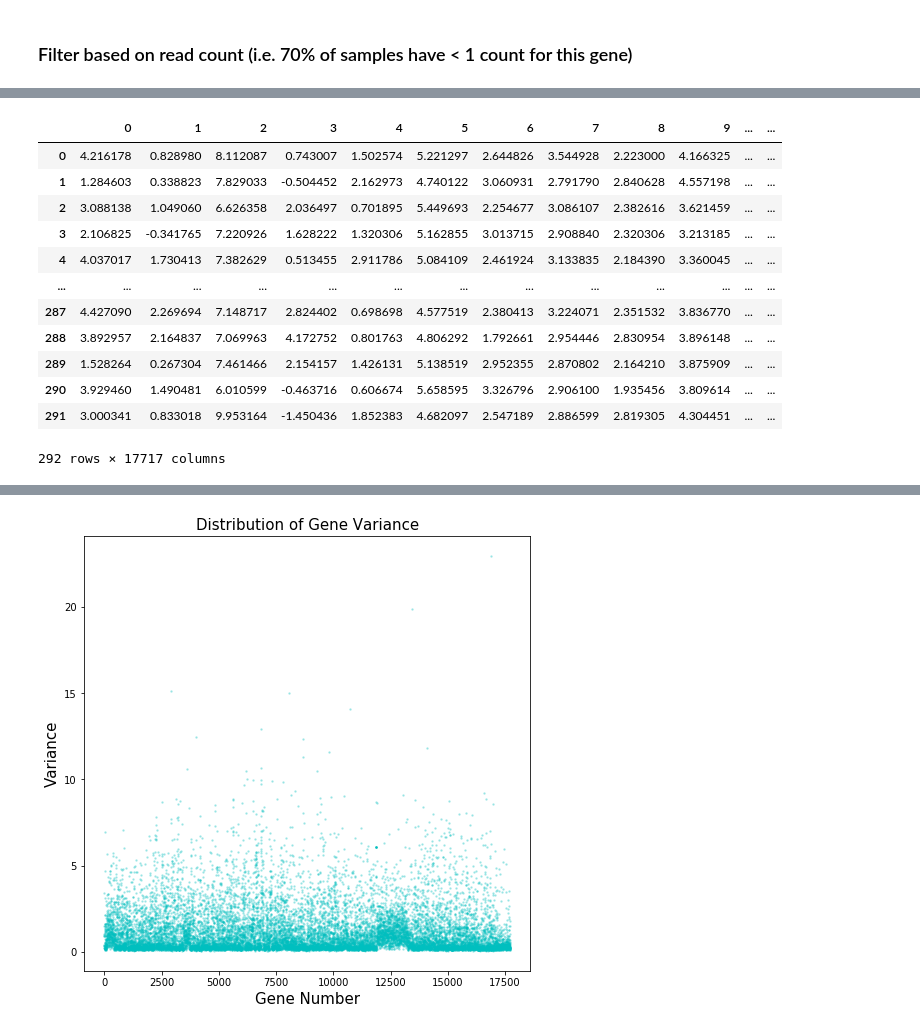
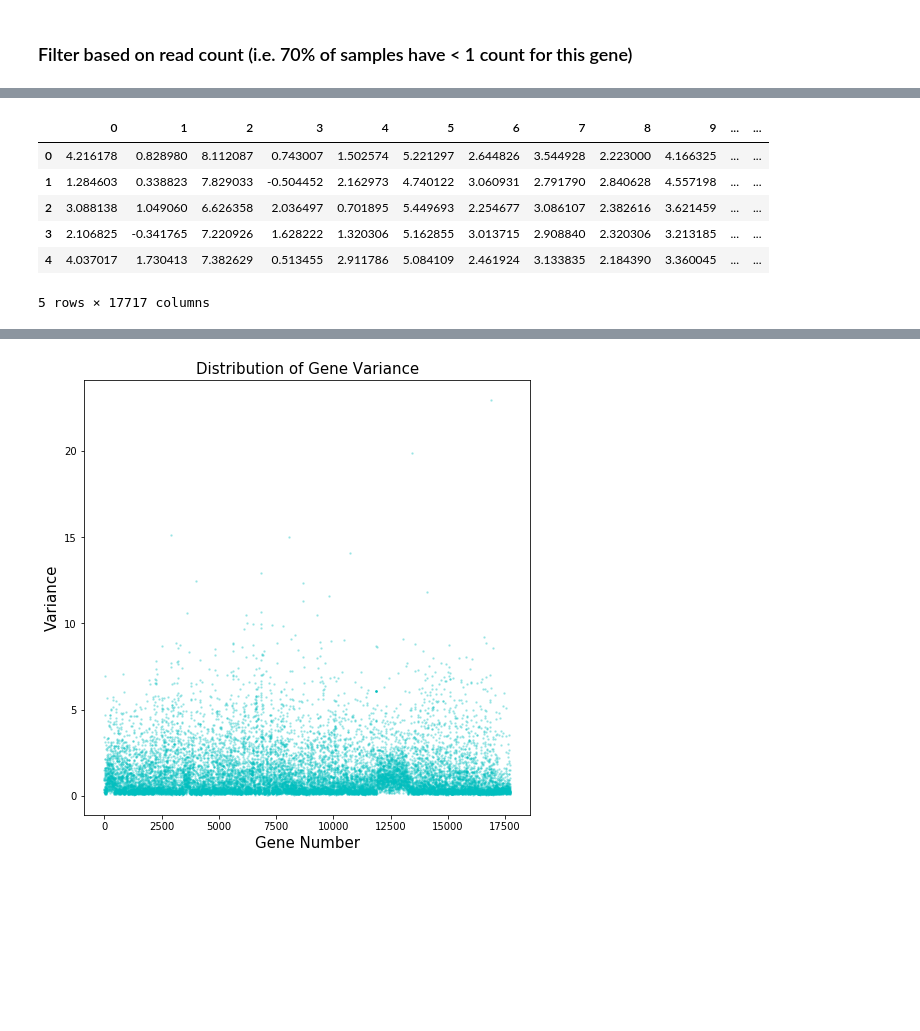
Before and after one commit to dsikka/Comp_Genomics, a Jupyter notebook: data_processing.ipynb, the cells around one changed output, grey strips where cells are left out. Saved outputs shown, nothing was run; the diff lists cells and outputs as text; code cells hidden in the pictures; blank space fills up the shorter version.

```diff
--- a/data_processing.ipynb
+++ b/data_processing.ipynb
@@ -235,17 +255,11 @@ normalized_tmm_train_genes
 # %%
 log_normalized_tmm_train_genes = pd.DataFrame(np.log2(normalized_tmm_train_genes, out=np.zeros_like(normalized_tmm_train_genes), where=(normalized_tmm_train_genes!=0)))
-log_normalized_tmm_train_genes
+log_normalized_tmm_train_genes.head()
 # %% [output]
 |  | 0 | 1 | 2 | 3 | 4 | 5 | 6 | 7 | 8 | 9 | ... | ... |
 | 0 | 4.216178 | 0.828980 | 8.112087 | 0.743007 | 1.502574 | 5.221297 | 2.644826 | 3.544928 | 2.223000 | 4.166325 | ... | ... |
 | 1 | 1.284603 | 0.338823 | 7.829033 | -0.504452 | 2.162973 | 4.740122 | 3.060931 | 2.791790 | 2.840628 | 4.557198 | ... | ... |
 | 2 | 3.088138 | 1.049060 | 6.626358 | 2.036497 | 0.701895 | 5.449693 | 2.254677 | 3.086107 | 2.382616 | 3.621459 | ... | ... |
 | 3 | 2.106825 | -0.341765 | 7.220926 | 1.628222 | 1.320306 | 5.162855 | 3.013715 | 2.908840 | 2.320306 | 3.213185 | ... | ... |
 | 4 | 4.037017 | 1.730413 | 7.382629 | 0.513455 | 2.911786 | 5.084109 | 2.461924 | 3.133835 | 2.184390 | 3.360045 | ... | ... |
-| ... | ... | ... | ... | ... | ... | ... | ... | ... | ... | ... | ... | ... |
-| 287 | 4.427090 | 2.269694 | 7.148717 | 2.824402 | 0.698698 | 4.577519 | 2.380413 | 3.224071 | 2.351532 | 3.836770 | ... | ... |
-| 288 | 3.892957 | 2.164837 | 7.069963 | 4.172752 | 0.801763 | 4.806292 | 1.792661 | 2.954446 | 2.830954 | 3.896148 | ... | ... |
-| 289 | 1.528264 | 0.267304 | 7.461466 | 2.154157 | 1.426131 | 5.138519 | 2.952355 | 2.870802 | 2.164210 | 3.875909 | ... | ... |
-| 290 | 3.929460 | 1.490481 | 6.010599 | -0.463716 | 0.606674 | 5.658595 | 3.326796 | 2.906100 | 1.935456 | 3.809614 | ... | ... |
-| 291 | 3.000341 | 0.833018 | 9.953164 | -1.450436 | 1.852383 | 4.682097 | 2.547189 | 2.886599 | 2.819305 | 4.304451 | ... | ... |
-292 rows × 17717 columns
+5 rows × 17717 columns
```
Also changed, not shown: parts of 56 cells of this notebook.
